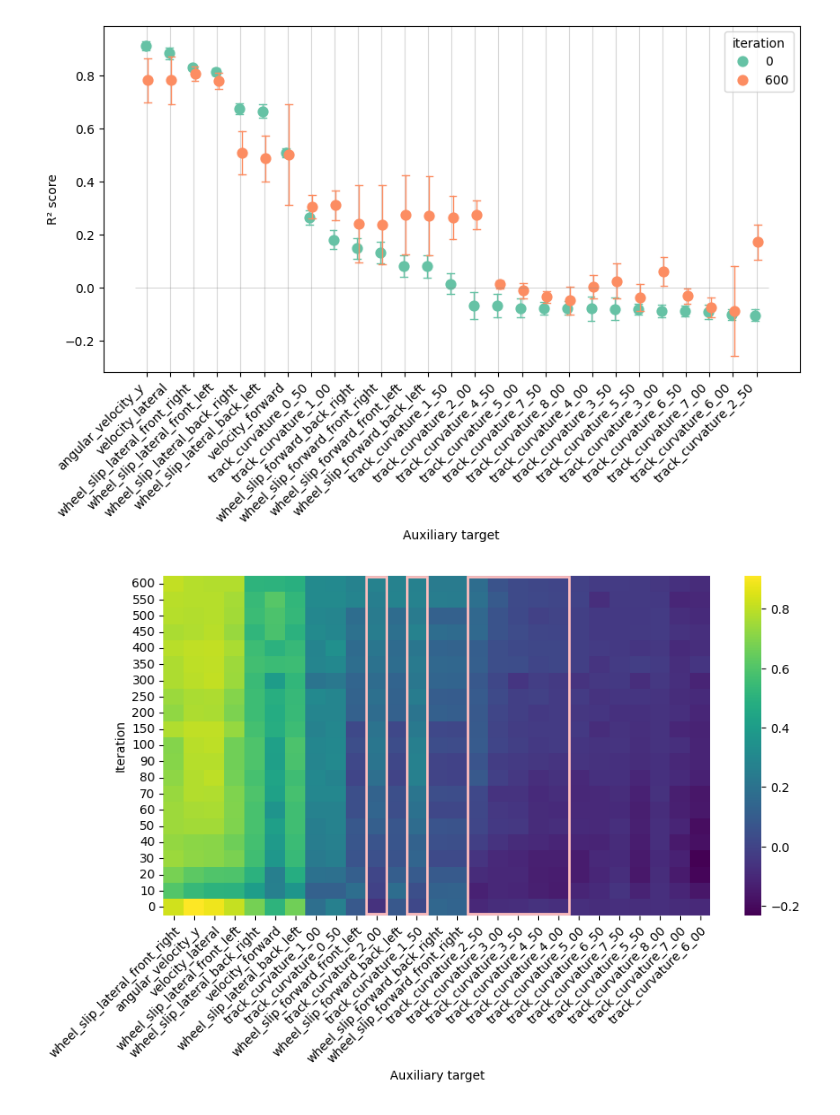
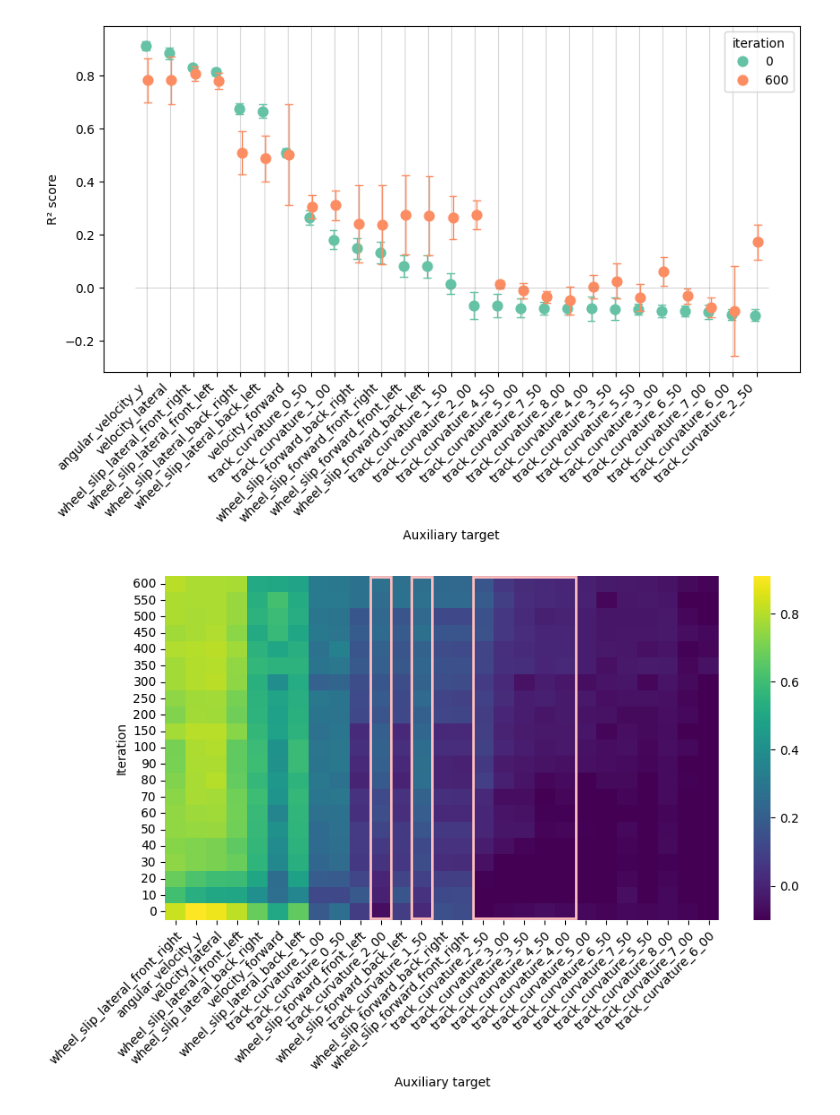
Before and after one commit to jacquesamsel/skripsie, a Jupyter notebook: aux_head_regression_results.ipynb, the cells around one changed output. Cells and saved outputs as stored; diff of their text form; code cells hidden in the pictures.

```diff
--- a/aux_head_regression_results.ipynb
+++ b/aux_head_regression_results.ipynb
@@ -96,24 +59,24 @@ plt.hlines(y=0, xmin=-0.5, xmax=len(AUX_HEAD_KEYS)-0.5, colors="gray" ,alpha=0.5
 # %%
 to_show = data[data["model_name"] == "baseline"].pivot_table(index="iteration", columns="target", values="r2_score")[::-1]
 to_show = to_show[to_show.columns[to_show.loc[600].argsort()][::-1]]
 plt.figure(figsize=(10, 5))
-ax = sns.heatmap(to_show, cmap="viridis")
+ax = sns.heatmap(to_show, cmap="viridis", vmin=-0.1)
 ax.set(xlabel="Auxiliary target", ylabel="Iteration")
 
 rect1 = mpatches.Rectangle((15, 0.1), 5, 20.8,
                           linewidth=2, edgecolor="#ffbebe", facecolor='none')
 rect2 = mpatches.Rectangle((10, 0.1), 1, 20.8,
                           linewidth=2, edgecolor='#ffbebe', facecolor='none')
 rect3 = mpatches.Rectangle((12, 0.1), 1, 20.8,
                           linewidth=2, edgecolor='#ffbebe', facecolor='none')
 ax.add_patch(rect1)
 ax.add_patch(rect2)
 ax.add_patch(rect3)
 
 plt.xticks(rotation=45, ha="right", rotation_mode="anchor")
-plt.savefig("results/figures/probe_heatmap.pdf")
+plt.savefig("results/figures/probe_heatmap.pdf", bbox_inches="tight")
 # %% [output]
-[figure, old version]
+[figure, new version]
 # %%
 last_iteration_r2_scores = data[data["iteration"] == 600].pivot(index=["model_name", "aux_weight", "run_number"], columns="target", values="r2_score")[AUX_HEAD_KEYS]
 base = last_iteration_r2_scores.loc["baseline"]
```
Also changed, not shown: parts of 8 cells of this notebook, 14 other files.
